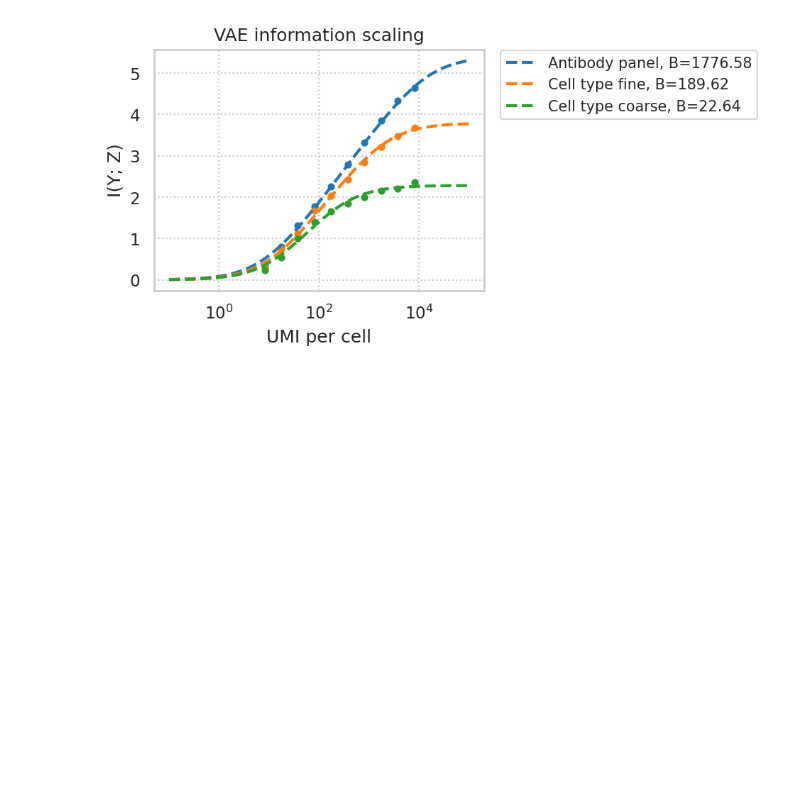
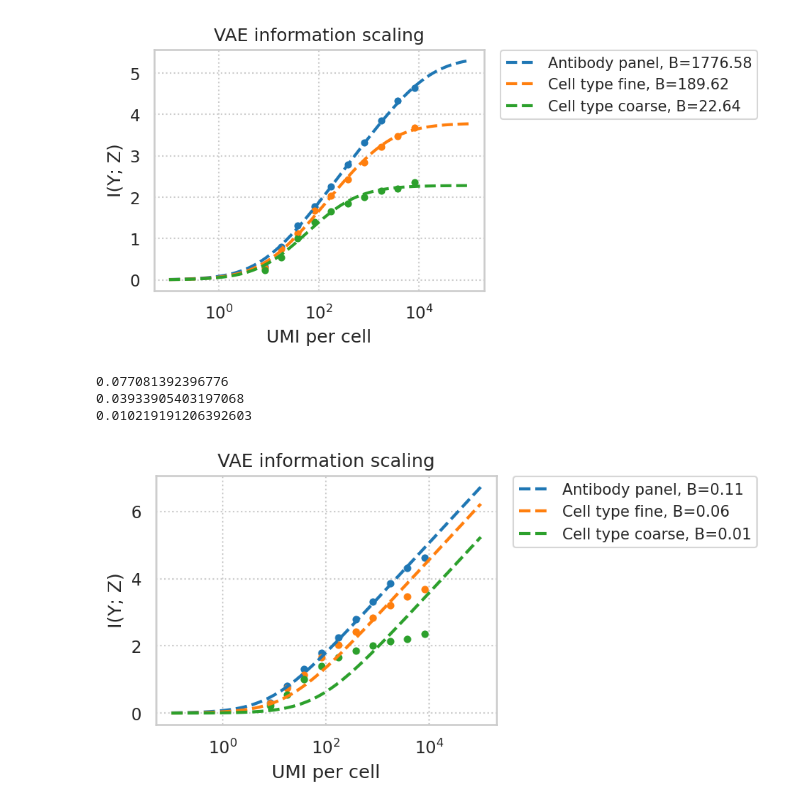
Before and after one commit to ggdna/scScaling, a Jupyter notebook: analysis/PBMC_MI_estimation.ipynb, the cells around one changed output. Saved outputs shown, nothing was run; the diff lists cells and outputs as text; code cells hidden in the pictures; blank space fills up the shorter version.

```diff
--- a/analysis/PBMC_MI_estimation.ipynb
+++ b/analysis/PBMC_MI_estimation.ipynb
@@ -251,3 +275,72 @@ plt.show()
 3.7872824533927365
 2.28145487493561
 [figure]
+# %%
+def info_scaling(x, A, B):
+    return 0.5 * np.log2(1+B*x)
+
+# group and filter data
+filtered_df = df[df['Cell number'] > 5 * 10**4]
+filtered_df = filtered_df[filtered_df['Method'].isin(['VAE'])]
+grouped = filtered_df.groupby(['Method', 'Cell number'])
+
+# setup plot
+rcParams['figure.dpi'] = 150
+x_fit = np.logspace(-1, 5, 100)
+cmap = get_cmap('tab10')
+
+plt.figure(figsize=(4, 3))
+for (representation, n_cells), group in grouped:
+    x_data = group['UMI per cell']
+    y_data = group['Protein MI']
+    plt.scatter(x_data, y_data, color=cmap(0), s=15)
+    try:
+        popt, pcov = curve_fit(info_scaling, x_data, y_data, p0=[1.0, 1.0])
+        A_fit, B_fit = popt
+        print(0.5*np.log2(B_fit + 1))
+        plt.plot(x_fit, info_scaling(x_fit, A_fit, B_fit), linestyle='dashed',
+                    label=f"Antibody panel, B={B_fit:.2f}",
+                    color=cmap(0), lw=2)
+    except RuntimeError:
+        print(f"Fit failed for Rep {representation}, N cells {n_cells}")
+
+    for (representation, n_cells), group in grouped:
+        x_data = group['UMI per cell']
+        y_data = group['Cell type fine MI']
+        plt.scatter(x_data, y_data, color=cmap(1), s=15)
+        try:
+            popt, pcov = curve_fit(info_scaling, x_data, y_data, p0=[1.0, 1.0])
+            A_fit, B_fit = popt
+            print(0.5*np.log2(B_fit + 1))
+            plt.plot(x_fit, info_scaling(x_fit, A_fit, B_fit), linestyle='dashed',
+                        label=f"Cell type fine, B={B_fit:.2f}",
+                        color=cmap(1), lw=2)
+        except RuntimeError:
+            print(f"Fit failed for Rep {representation}, N cells {n_cells}")
+
+    for (representation, n_cells), group in grouped:
+        x_data = group['UMI per cell']
+        y_data = group['Cell type coarse MI']
+        plt.scatter(x_data, y_data, color=cmap(2), s=15)
+        try:
+            popt, pcov = curve_fit(info_scaling, x_data, y_data, p0=[1.0, 1.0])
+            A_fit, B_fit = popt
+            print(0.5*np.log2(B_fit + 1))
+            plt.plot(x_fit, info_scaling(x_fit, A_fit, B_fit), linestyle='dashed',
+                        label=f"Cell type coarse, B={B_fit:.2f}",
+                        color=cmap(2), lw=2)
+        except RuntimeError:
+            print(f"Fit failed for Rep {representation}, N cells {n_cells}")
+
+# finalize plot
+plt.xscale('log')
+plt.xlabel("UMI per cell")
+plt.ylabel("I(Y; Z)")
+plt.title("VAE information scaling")
+plt.legend(loc=(1.05, .71), fontsize="small", ncol=1)
+plt.show()
+# %% [output]
+0.077081392396776
+0.03933905403197068
+0.010219191206392603
+[figure, added]
```
Also changed, not shown: parts of 1 cell of this notebook.
